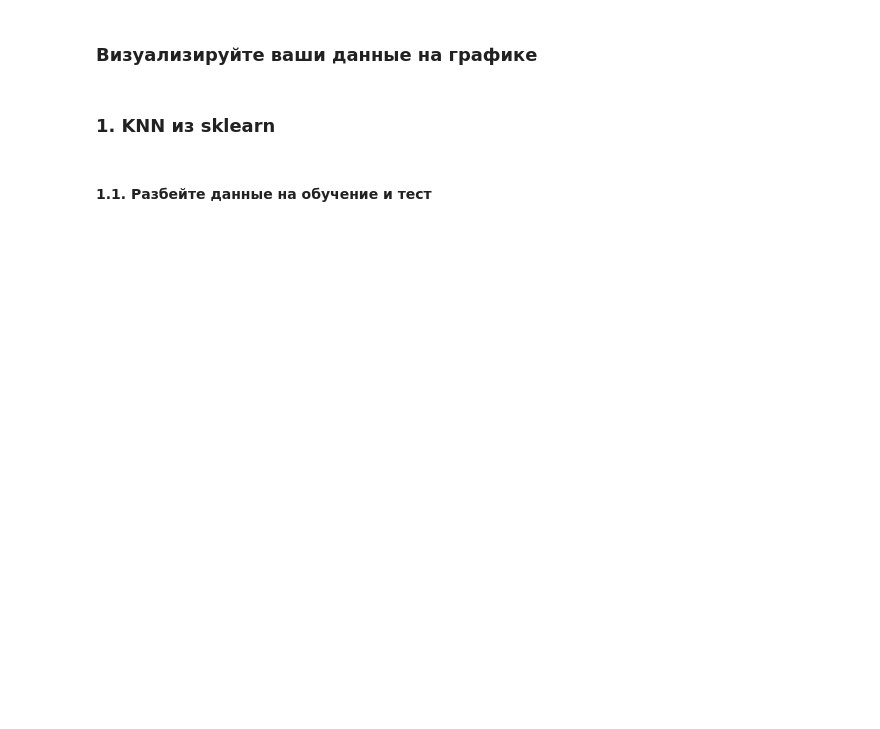
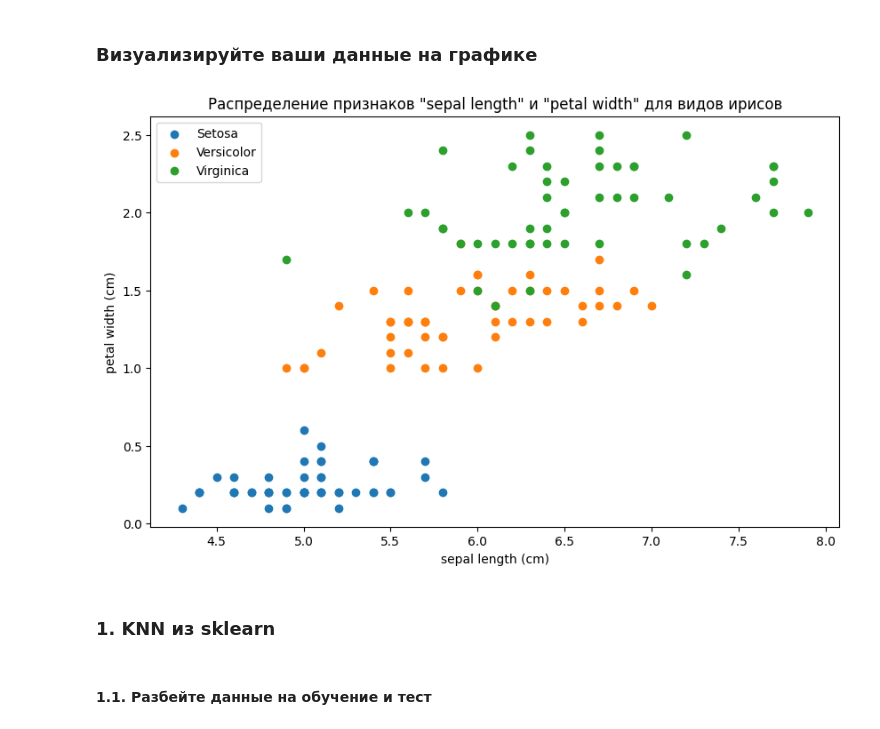
Before and after one commit to mixa15341/Data_Minimg, a Jupyter notebook: 6/Практическая_работа_№6_Метод_K_ближайших_соседей.ipynb, the cells around one changed output. Cells and saved outputs as stored; diff of their text form; code cells hidden in the pictures; blank space fills up the shorter version.

```diff
--- a/6/Практическая_работа_№6_Метод_K_ближайших_соседей.ipynb
+++ b/6/Практическая_работа_№6_Метод_K_ближайших_соседей.ipynb
@@ -239,0 +407,17 @@ X_test = pd.DataFrame(mms.transform(X_test[X_train.columns]), columns=X_train.co
+# %%
+import numpy as np
+import pandas as pd
+
+distances = pd.DataFrame({
+    'object_idx': pd.Series(dtype='int8'),
+    'train_idx': pd.Series(dtype='int8'),
+    'dst': pd.Series(dtype='float')
+})
+
+for test_idx, test_row in random_objects.iterrows():
+    for i, train_dot in X_train.iterrows():
+        distances.loc[len(distances)+1] = [test_idx, i, np.linalg.norm(test_row.values - train_dot.values, ord=2)]
+
+distances['object_idx'] = distances['object_idx'].astype('int')
+distances['train_idx'] = distances['train_idx'].astype('int')
+distances.sort_values(['object_idx', 'dst'], ascending=True).head(10)
@@ -293,0 +548,3 @@ array([0, 0, 0, 0, 0, 0, 0, 0, 0, 0, 0, 0, 0, 0, 0, 0, 0, 0, 0, 0, 0, 0,
+# %%
+X_selected = X[['sepal length (cm)', 'petal width (cm)']]
+X_selected.head()
@@ -298,3 +560,23 @@ array([0, 0, 0, 0, 0, 0, 0, 0, 0, 0, 0, 0, 0, 0, 0, 0, 0, 0, 0, 0, 0, 0,
+# %%
+import matplotlib.pyplot as plt
+
+plt.figure(figsize=(10, 6))
+
+for i in range(3):
+    plt.scatter(
+        X_selected[y == i]['sepal length (cm)'],
+        X_selected[y == i]['petal width (cm)'],
+        label=f'Iris {i}'
+    )
+
+plt.xlabel('sepal length (cm)')
+plt.ylabel('petal width (cm)')
+plt.title('Распределение признаков "sepal length" и "petal width" для видов ирисов')
+plt.legend(['Setosa', 'Versicolor', 'Virginica'])
+
+plt.show()
+# %% [output]
+[figure, added]
 # %% [markdown]
 ### 1. KNN из sklearn
 # %% [markdown]
```
Also changed, not shown: parts of 130 cells of this notebook.
